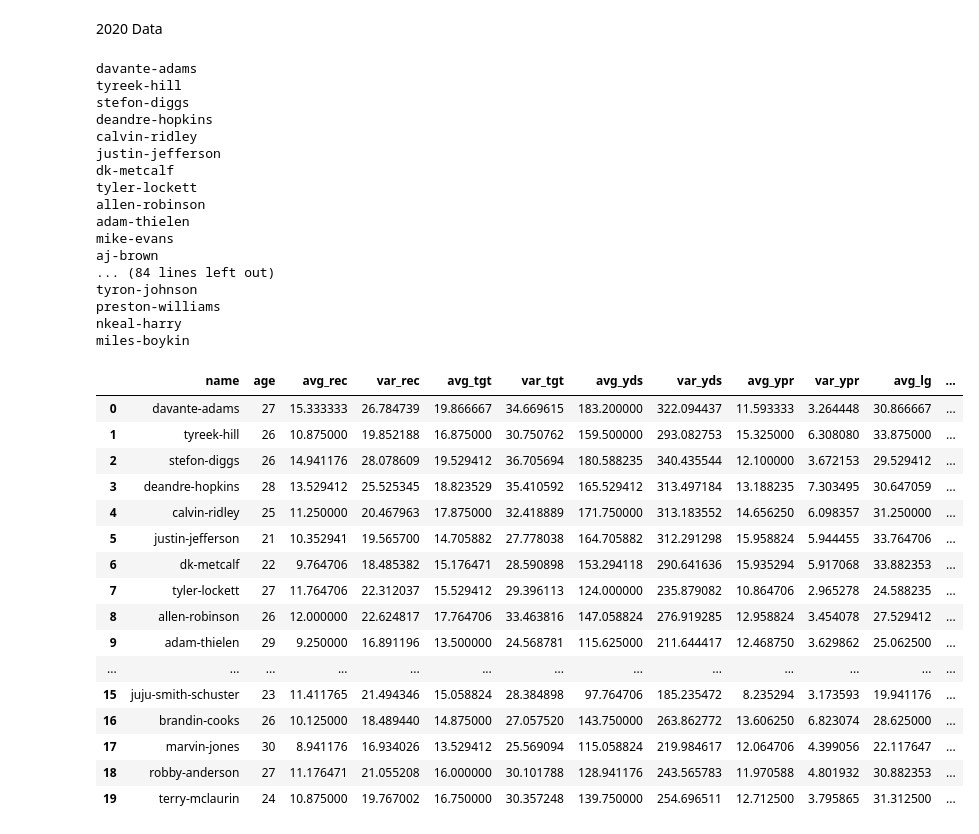
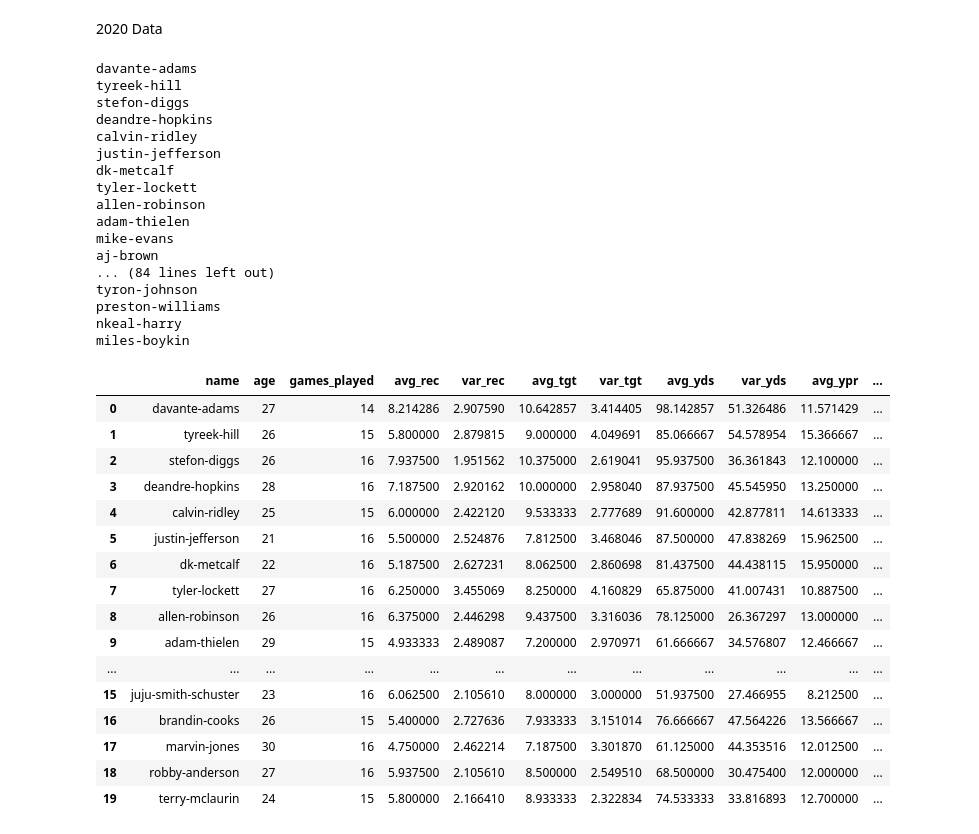
Before and after one commit to xander-abbott/fantasy_scrape, a Jupyter notebook: main_wr.ipynb, the cells around one changed output. Saved outputs shown, nothing was run; the diff lists cells and outputs as text; code cells hidden in the pictures.

```diff
--- a/main_wr.ipynb
+++ b/main_wr.ipynb
@@ -240,41 +324,41 @@ results2021[results2021["class"] == 0]
 # %%
 df2020 = extract_players("2020", "wr", "PPR")
 # %%
-names2020 = list(df2020["Name"].head(100))
-dists2020 = make_dists(names2020, "2020")
+names2020 = list(df2020["name"].head(100))
+dists2020 = make_dists(names2020, "2020", "wr")
 dists2020.head(20)
 # %% [output]
 davante-adams
 tyreek-hill
 stefon-diggs
 deandre-hopkins
 calvin-ridley
 justin-jefferson
 dk-metcalf
 tyler-lockett
 allen-robinson
 adam-thielen
 mike-evans
 aj-brown
 ... (84 lines left out)
 tyron-johnson
 preston-williams
 nkeal-harry
 miles-boykin
-|  | name | age | avg_rec | var_rec | avg_tgt | var_tgt | avg_yds | var_yds | avg_ypr | var_ypr | avg_lg | ... |
-| 0 | davante-adams | 27 | 15.333333 | 26.784739 | 19.866667 | 34.669615 | 183.200000 | 322.094437 | 11.593333 | 3.264448 | 30.866667 | ... |
-| 1 | tyreek-hill | 26 | 10.875000 | 19.852188 | 16.875000 | 30.750762 | 159.500000 | 293.082753 | 15.325000 | 6.308080 | 33.875000 | ... |
-| 2 | stefon-diggs | 26 | 14.941176 | 28.078609 | 19.529412 | 36.705694 | 180.588235 | 340.435544 | 12.100000 | 3.672153 | 29.529412 | ... |
-| 3 | deandre-hopkins | 28 | 13.529412 | 25.525345 | 18.823529 | 35.410592 | 165.529412 | 313.497184 | 13.188235 | 7.303495 | 30.647059 | ... |
-| 4 | calvin-ridley | 25 | 11.250000 | 20.467963 | 17.875000 | 32.418889 | 171.750000 | 313.183552 | 14.656250 | 6.098357 | 31.250000 | ... |
-| 5 | justin-jefferson | 21 | 10.352941 | 19.565700 | 14.705882 | 27.778038 | 164.705882 | 312.291298 | 15.958824 | 5.944455 | 33.764706 | ... |
-| 6 | dk-metcalf | 22 | 9.764706 | 18.485382 | 15.176471 | 28.590898 | 153.294118 | 290.641636 | 15.935294 | 5.917068 | 33.882353 | ... |
-| 7 | tyler-lockett | 27 | 11.764706 | 22.312037 | 15.529412 | 29.396113 | 124.000000 | 235.879082 | 10.864706 | 2.965278 | 24.588235 | ... |
-| 8 | allen-robinson | 26 | 12.000000 | 22.624817 | 17.764706 | 33.463816 | 147.058824 | 276.919285 | 12.958824 | 3.454078 | 27.529412 | ... |
-| 9 | adam-thielen | 29 | 9.250000 | 16.891196 | 13.500000 | 24.568781 | 115.625000 | 211.644417 | 12.468750 | 3.629862 | 25.062500 | ... |
-| ... | ... | ... | ... | ... | ... | ... | ... | ... | ... | ... | ... | ... |
-| 15 | juju-smith-schuster | 23 | 11.411765 | 21.494346 | 15.058824 | 28.384898 | 97.764706 | 185.235472 | 8.235294 | 3.173593 | 19.941176 | ... |
-| 16 | brandin-cooks | 26 | 10.125000 | 18.489440 | 14.875000 | 27.057520 | 143.750000 | 263.862772 | 13.606250 | 6.823074 | 28.625000 | ... |
-| 17 | marvin-jones | 30 | 8.941176 | 16.934026 | 13.529412 | 25.569094 | 115.058824 | 219.984617 | 12.064706 | 4.399056 | 22.117647 | ... |
-| 18 | robby-anderson | 27 | 11.176471 | 21.055208 | 16.000000 | 30.101788 | 128.941176 | 243.565783 | 11.970588 | 4.801932 | 30.882353 | ... |
-| 19 | terry-mclaurin | 24 | 10.875000 | 19.767002 | 16.750000 | 30.357248 | 139.750000 | 254.696511 | 12.712500 | 3.795865 | 31.312500 | ... |
+|  | name | age | games_played | avg_rec | var_rec | avg_tgt | var_tgt | avg_yds | var_yds | avg_ypr | ... |
+| 0 | davante-adams | 27 | 14 | 8.214286 | 2.907590 | 10.642857 | 3.414405 | 98.142857 | 51.326486 | 11.571429 | ... |
+| 1 | tyreek-hill | 26 | 15 | 5.800000 | 2.879815 | 9.000000 | 4.049691 | 85.066667 | 54.578954 | 15.366667 | ... |
+| 2 | stefon-diggs | 26 | 16 | 7.937500 | 1.951562 | 10.375000 | 2.619041 | 95.937500 | 36.361843 | 12.100000 | ... |
+| 3 | deandre-hopkins | 28 | 16 | 7.187500 | 2.920162 | 10.000000 | 2.958040 | 87.937500 | 45.545950 | 13.250000 | ... |
+| 4 | calvin-ridley | 25 | 15 | 6.000000 | 2.422120 | 9.533333 | 2.777689 | 91.600000 | 42.877811 | 14.613333 | ... |
+| 5 | justin-jefferson | 21 | 16 | 5.500000 | 2.524876 | 7.812500 | 3.468046 | 87.500000 | 47.838269 | 15.962500 | ... |
+| 6 | dk-metcalf | 22 | 16 | 5.187500 | 2.627231 | 8.062500 | 2.860698 | 81.437500 | 44.438115 | 15.950000 | ... |
+| 7 | tyler-lockett | 27 | 16 | 6.250000 | 3.455069 | 8.250000 | 4.160829 | 65.875000 | 41.007431 | 10.887500 | ... |
+| 8 | allen-robinson | 26 | 16 | 6.375000 | 2.446298 | 9.437500 | 3.316036 | 78.125000 | 26.367297 | 13.000000 | ... |
+| 9 | adam-thielen | 29 | 15 | 4.933333 | 2.489087 | 7.200000 | 2.970971 | 61.666667 | 34.576807 | 12.466667 | ... |
+| ... | ... | ... | ... | ... | ... | ... | ... | ... | ... | ... | ... |
+| 15 | juju-smith-schuster | 23 | 16 | 6.062500 | 2.105610 | 8.000000 | 3.000000 | 51.937500 | 27.466955 | 8.212500 | ... |
+| 16 | brandin-cooks | 26 | 15 | 5.400000 | 2.727636 | 7.933333 | 3.151014 | 76.666667 | 47.564226 | 13.566667 | ... |
+| 17 | marvin-jones | 30 | 16 | 4.750000 | 2.462214 | 7.187500 | 3.301870 | 61.125000 | 44.353516 | 12.012500 | ... |
+| 18 | robby-anderson | 27 | 16 | 5.937500 | 2.105610 | 8.500000 | 2.549510 | 68.500000 | 30.475400 | 12.000000 | ... |
+| 19 | terry-mclaurin | 24 | 15 | 5.800000 | 2.166410 | 8.933333 | 2.322834 | 74.533333 | 33.816893 | 12.700000 | ... |
```
Also changed, not shown: parts of 41 cells of this notebook, 6 other files.
